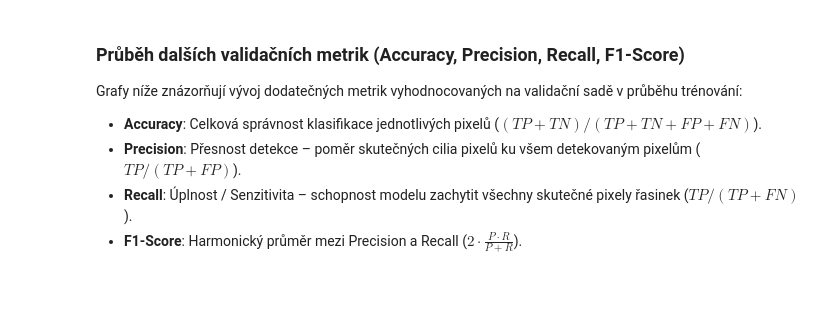
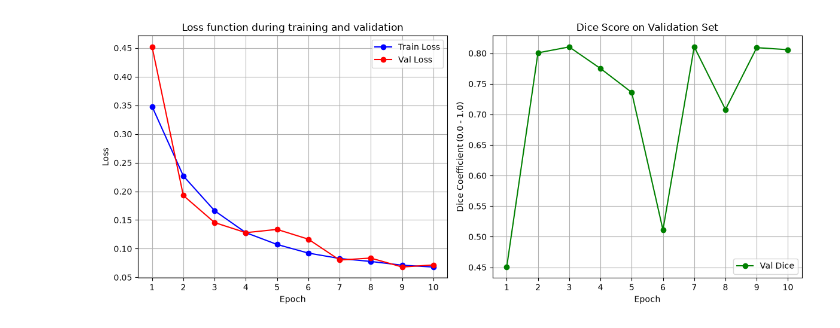
Before and after one commit to thund3rman3/FIT-CTU, a Jupyter notebook: ANI-PIV/task2/task2.ipynb, the cells around one changed output. Cells and saved outputs as stored; diff of their text form; code cells hidden in the pictures; blank space fills up the shorter version.

```diff
--- a/ANI-PIV/task2/task2.ipynb
+++ b/ANI-PIV/task2/task2.ipynb
@@ -180,8 +109,6 @@ plt.show()
-# %% [markdown]
-### Průběh dalších validačních metrik (Accuracy, Precision, Recall, F1-Score)
-Grafy níže znázorňují vývoj dodatečných metrik vyhodnocovaných na validační sadě v průběhu trénování:
-- **Accuracy**: Celková správnost klasifikace jednotlivých pixelů ($(TP + TN) / (TP + TN + FP + FN)$).
-- **Precision**: Přesnost detekce – poměr skutečných cilia pixelů ku všem detekovaným pixelům ($TP / (TP + FP)$).
-- **Recall**: Úplnost / Senzitivita – schopnost modelu zachytit všechny skutečné pixely řasinek ($TP / (TP + FN)$).
-- **F1-Score**: Harmonický průměr mezi Precision a Recall ($2 \cdot \frac{P \cdot R}{P + R}$).
+# %%
+epochs = list(range(1, len(history) + 1)) if len(history) > 0 else list(range(1, num_epochs + 1))
+plot_train_loss_dice(history, epochs)
+# %% [output]
+[figure, added]
 # %%
```
Also changed, not shown: parts of 10 cells of this notebook, 2 other files.
